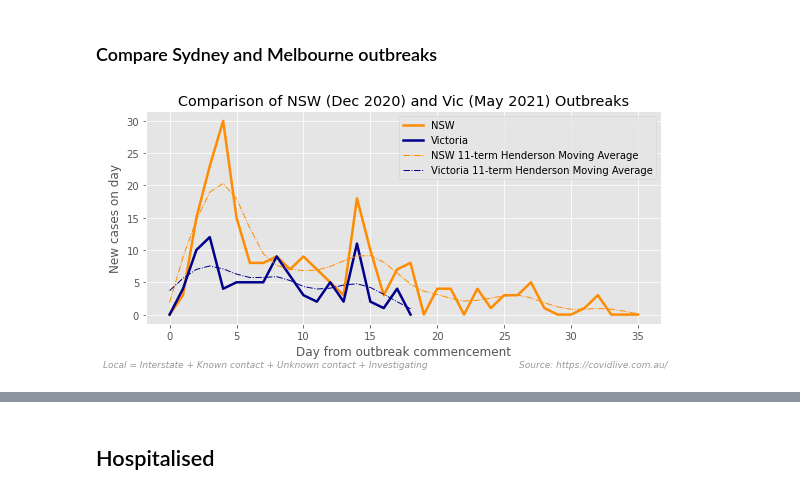
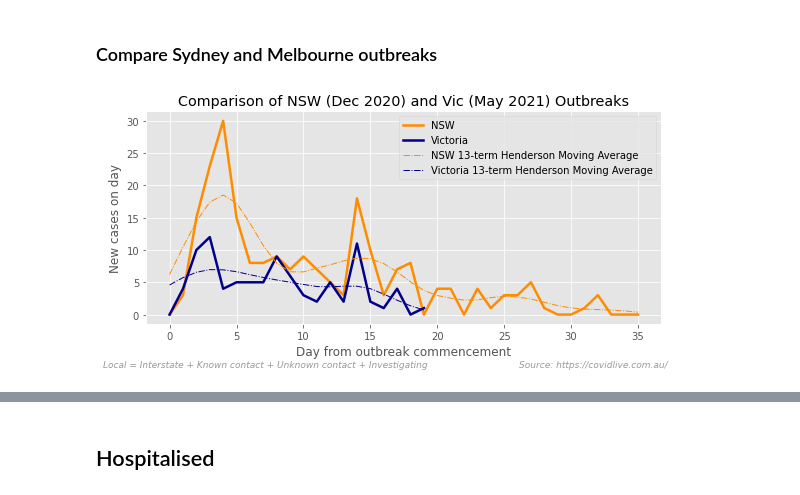
Before and after one commit to bpalmer4/Covid-19, a Jupyter notebook: notebooks/Covid-Australia-covidlive.ipynb, the cells around one changed output, grey strips where cells are left out. Cells and saved outputs as stored; diff of their text form; code cells hidden in the pictures.

```diff
--- a/notebooks/Covid-Australia-covidlive.ipynb
+++ b/notebooks/Covid-Australia-covidlive.ipynb
@@ -188,7 +212,7 @@ cum_c = {}
 for item in capture_list:
     # cimulative totals uncorrected
     cum_u[item] = (
-        get_table(frame_data, item)
+        get_pivot_table(frame_data, item)
         .replace({0: np.nan})
         .ffill()
         .fillna(0)
@@ -275,7 +299,7 @@ mpl.rcParams['axes.prop_cycle'] = mpl.cycler(color=AU_COLOURS)
 # %%
 item = 'ACTIVE_CNT'
 active_all = (
-    get_table(frame_data, item)
+    get_pivot_table(frame_data, item)
     .dropna(axis=0, how='all')
     .fillna(0)
     .astype(int)
@@ -473,3 +525,19 @@ daily_u[local], daily_c[local], cum_c[local] = (
+# %%
+# make the usual adjustments
+LOCAL = 'LOCAL_TRANS'
+
+cum_u[LOCAL] = (
+    local_trans_df
+    .sort_index(ascending=True)
+    .replace({0: np.nan})
+    .ffill()
+    .fillna(0)
+    .astype(int)
+)
+
+daily_u[LOCAL], daily_c[LOCAL], cum_c[LOCAL] = (
+    ps.dataframe_correction(cum_u[LOCAL], verbose=False)
+)
 # %% [markdown]
 ### Bar charts cumulative local transmission
 # %%
@@ -481,15 +549,15 @@ two_bar_plots(cum_u, local, 'Cumulative', 'local infections')
 ### Weekly charts for local transmission
 # %%
 quality = pd.Series(dtype=str)
-for state in daily_u[local].columns:
-    if (daily_u[local][state] == daily_c[local][state]).all():
+for state in daily_u[LOCAL].columns:
+    if (daily_u[LOCAL][state] == daily_c[LOCAL][state]).all():
         quality[state] = f'{SOURCE}; Original data'
     else:
         quality[state] = f'{SOURCE}; Data adjusted for extreme outliers'
 
 desc = 'local cases'
 _ = ps.plot_weekly(
-    daily_c[local], desc, quality,
+    daily_c[LOCAL], desc, quality,
     chart_directory=f'{CHART_DIRECTORY}-!{desc}-',
     show=True,
 )
@@ -566,44 +634,41 @@ recent_bar_with_ma_plot(daily_c[local], "cases")
 ### Compare Sydney and Melbourne outbreaks
 # %%
 def select(state, start_date, span=36):
-    series = daily_c[local][state]
+    series = daily_c[LOCAL][state]
     return (
         series[series.index >= pd.Timestamp(start_date)]
         .iloc[:span]
         .reset_index(drop=True)
     )
 
 nsw = select('NSW', '2020-12-16')
 vic = select('Victoria', '2021-05-24')
 comparable = pd.DataFrame([nsw, vic]).T
 
-y1 = 'New cases on day'
-d1 = comparable
-y2 = 'Cumulative new cases'
-d2 = comparable.cumsum()
-
-for ylabel, data in zip((y1, y2), (d1, d2)):
+ylabels =  ['New cases on day', 'Cumulative new cases']
+datasets = [comparable, comparable.cumsum()]
+for ylabel, data in zip(ylabels, datasets):
     ax = data.plot(color=['darkorange', 'darkblue'], lw=2.5)
 
     # add some moving averages to the daily chart
-    if ylabel == y1:
-        TERM = 11
+    if ylabel == ylabels[0]:
+        TERM = 13
         hma = pd.DataFrame()
         for col in data.columns:
             hma[col] = Henderson.Henderson(data[col].dropna(), TERM)
         hma.columns = hma.columns + f' {TERM}-term Henderson Moving Average'
         hma.plot(color=['darkorange', 'darkblue'], lw=1, ls='-.', ax=ax)
 
     title = f'Comparison of NSW (Dec 2020) and Vic (May 2021) Outbreaks'
     ps.finalise_plot(ax,
                  title=title,
                  chart_directory=f"{CHART_DIRECTORY}",
                  ylabel=ylabel,
                  xlabel=f'Day from outbreak commencement',
                  save_tag=ylabel.split()[0],
                  lfooter=local_lfooter,
                  rfooter=SOURCE,
                  show=True,
     )
 # %% [output]
-[figure, old version]
+[figure, new version]
```
Also changed, not shown: parts of 26 cells of this notebook.
